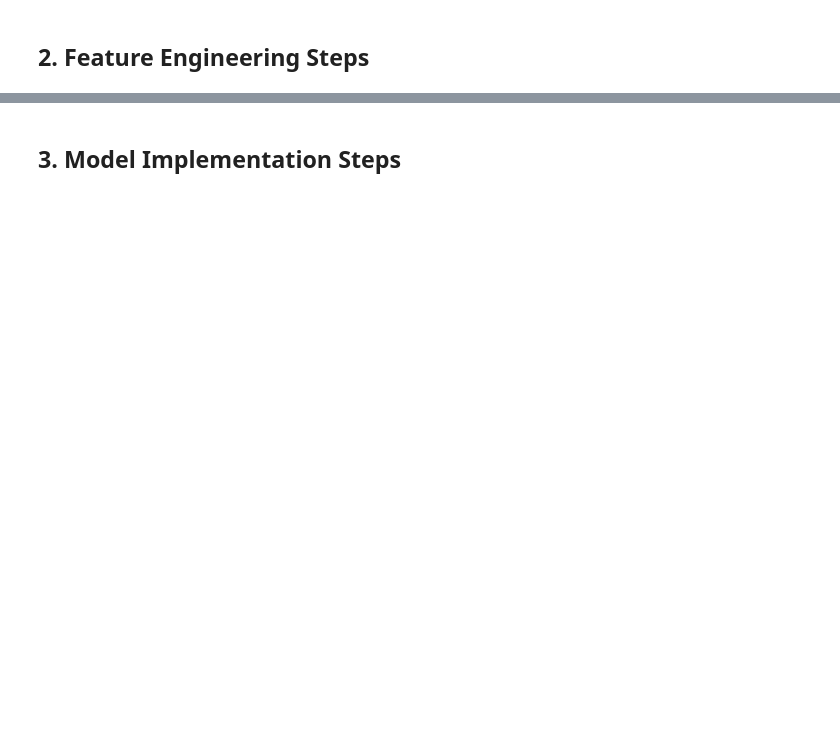
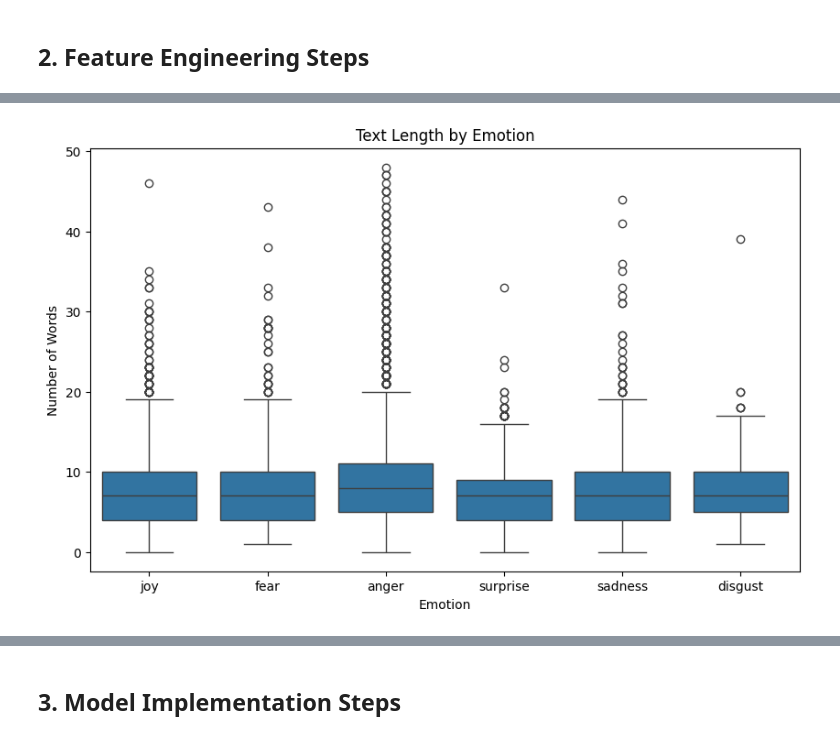
Before and after one commit to r0wan1ooo5/DM2025-Lab2-Exercise, a Jupyter notebook: DM2025-Lab2-Homework.ipynb, the cells around one changed output, grey strips where cells are left out. Drawn from its saved outputs; the diff is of its cells as text; code cells hidden in the pictures; blank space fills up the shorter version.

```diff
--- a/DM2025-Lab2-Homework.ipynb
+++ b/DM2025-Lab2-Homework.ipynb
@@ -155,0 +331,9 @@ Markdown Syntax to Add Image: `![Description of the Image](./your_local_folder/n
+# %%
+plt.figure(figsize=(10,6))
+sns.boxplot(x='emotion', y='text_length', data=df_train, order=df_train['emotion'].unique())
+plt.title('Text Length by Emotion')
+plt.xlabel('Emotion')
+plt.ylabel('Number of Words')
+plt.show()
+# %% [output]
+[figure, added]
```
Also changed, not shown: parts of 18 cells of this notebook, 19 other files.
